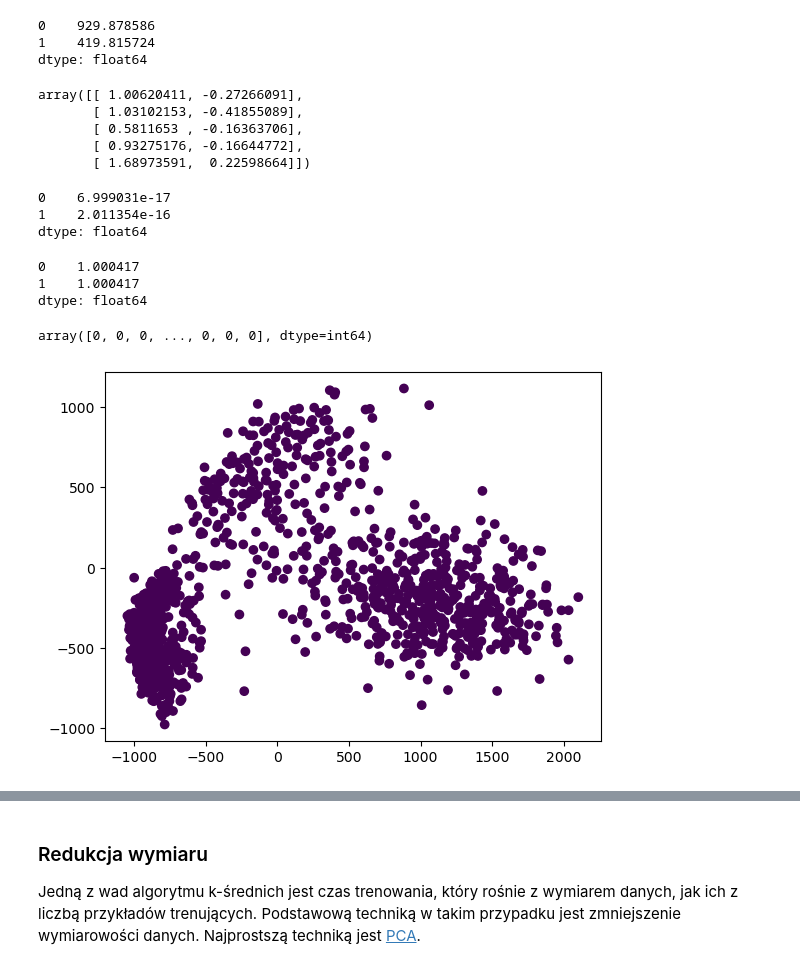
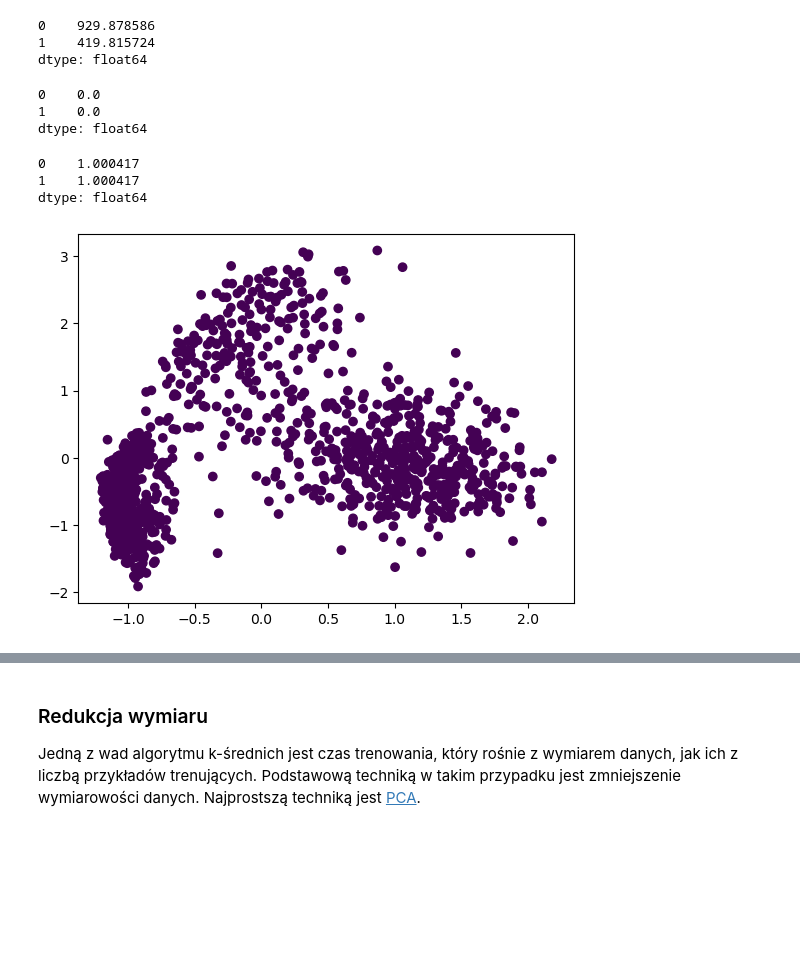
Before and after one commit to aradzikbys/UAM_python, a Jupyter notebook: zadanie_domowe_sklearn/homework.ipynb, the cells around one changed output, grey strips where cells are left out. Drawn from its saved outputs; the diff is of its cells as text; code cells hidden in the pictures; blank space fills up the shorter version.

```diff
--- a/zadanie_domowe_sklearn/homework.ipynb
+++ b/zadanie_domowe_sklearn/homework.ipynb
@@ -161,21 +161,13 @@ from sklearn.preprocessing import StandardScaler
 scaler = StandardScaler()
 scaler.fit(points)
 points_scaled = scaler.transform(points)
-
-points_scaled[:5]
-# %% [output]
-array([[ 1.00620411, -0.27266091],
-       [ 1.03102153, -0.41855089],
-       [ 0.5811653 , -0.16363706],
-       [ 0.93275176, -0.16644772],
-       [ 1.68973591,  0.22598664]])
 # %%
 points_scaled = pd.DataFrame(points_scaled)
 # %%
-points_scaled.mean(axis=0)
+round(points_scaled.mean(axis=0),0)
 # %% [output]
-0    6.999031e-17
-1    2.011354e-16
+0    0.0
+1    0.0
 dtype: float64
 # %%
 points_scaled.std(axis=0)
@@ -184,13 +176,10 @@ points_scaled.std(axis=0)
 1    1.000417
 dtype: float64
 # %%
+# DBSCAN dla eps = 130
 db = DBSCAN(eps=130, min_samples=10)
 labels_scaled = db.fit_predict(points_scaled)
-labels_scaled
+plt.scatter(x = points_scaled[0], y = points_scaled[1], c = labels_scaled)
+plt.show()
 # %% [output]
-array([0, 0, 0, ..., 0, 0, 0], dtype=int64)
+[figure, added]
-# %%
-plt.scatter(x = points[0], y = points[1], c = labels_scaled)
-plt.show()
-# %% [output]
-[figure, removed]
```
Also changed, not shown: parts of 5 cells of this notebook.
